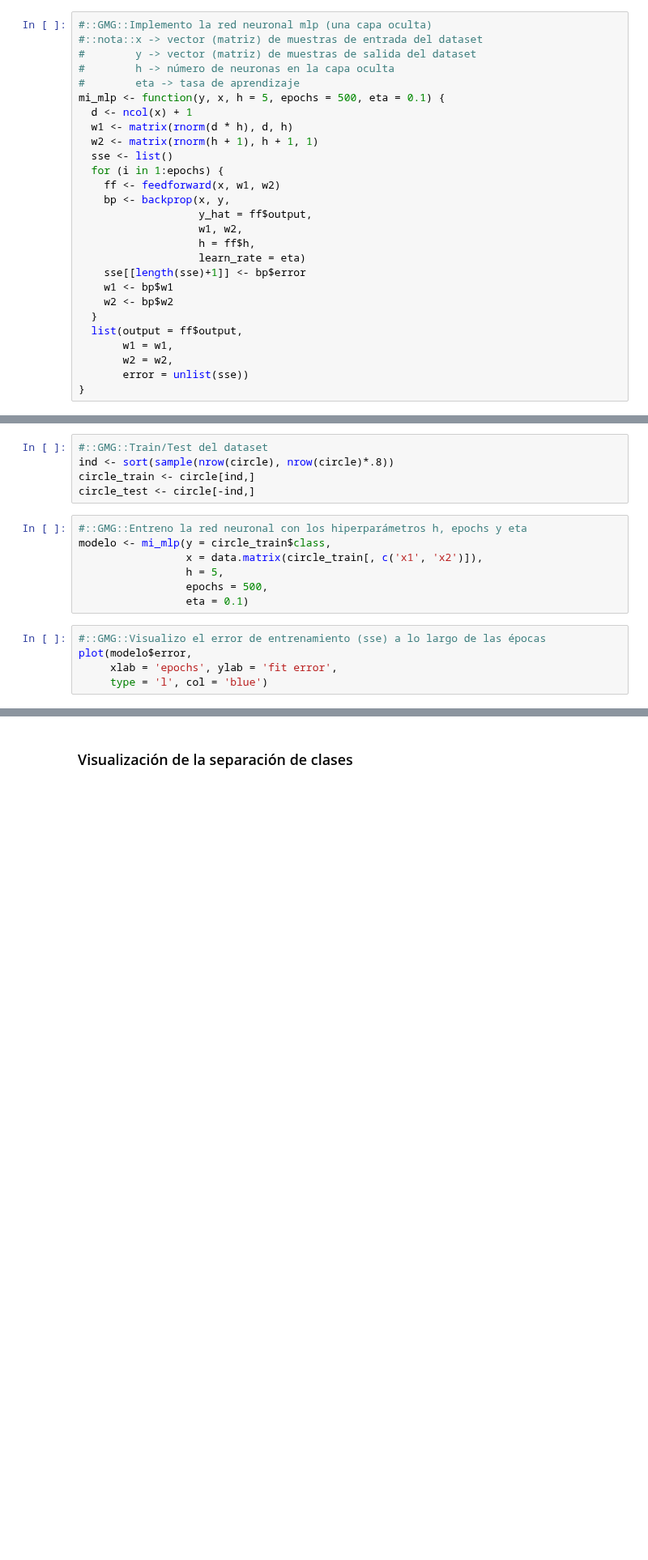
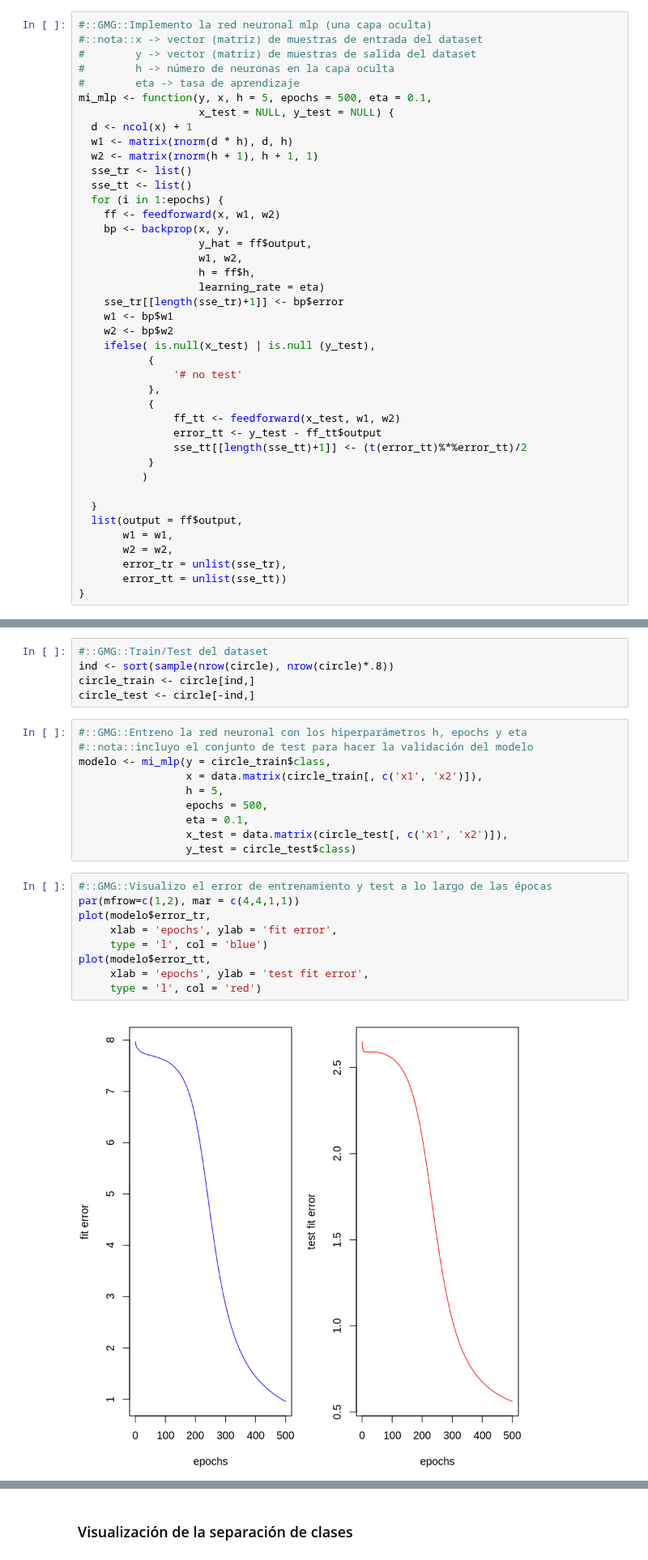
Before and after one commit to yerartdev/m1969-machine-learning-i, a Jupyter notebook: deliverable/tarea-01/m1969-tarea-01-mlp.ipynb, the cells around one changed output, grey strips where cells are left out. Shown at 81% size. Saved outputs shown, nothing was run; the diff lists cells and outputs as text; blank space fills up the shorter version.

Commit message:
NN Entregable Tarea 01: incluyo la validación en la función mi_mlp y dibujo los errores de entrenamiento y test del modelo

```diff
--- a/deliverable/tarea-01/m1969-tarea-01-mlp.ipynb
+++ b/deliverable/tarea-01/m1969-tarea-01-mlp.ipynb
@@ -109,25 +109,39 @@ backprop <- function(x, y, y_hat, w1, w2, h, learning_rate) {
 #        y -> vector (matriz) de muestras de salida del dataset
 #        h -> número de neuronas en la capa oculta
 #        eta -> tasa de aprendizaje
-mi_mlp <- function(y, x, h = 5, epochs = 500, eta = 0.1) {
+mi_mlp <- function(y, x, h = 5, epochs = 500, eta = 0.1,
+                   x_test = NULL, y_test = NULL) {
   d <- ncol(x) + 1
   w1 <- matrix(rnorm(d * h), d, h)
   w2 <- matrix(rnorm(h + 1), h + 1, 1)
-  sse <- list()
+  sse_tr <- list()
+  sse_tt <- list()
   for (i in 1:epochs) {
     ff <- feedforward(x, w1, w2)
     bp <- backprop(x, y,
                    y_hat = ff$output,
                    w1, w2,
                    h = ff$h,
-                   learn_rate = eta)
-    sse[[length(sse)+1]] <- bp$error
+                   learning_rate = eta)
+    sse_tr[[length(sse_tr)+1]] <- bp$error
     w1 <- bp$w1
     w2 <- bp$w2
+    ifelse( is.null(x_test) | is.null (y_test),
+           {
+               '# no test'
+           },
+           {
+               ff_tt <- feedforward(x_test, w1, w2)
+               error_tt <- y_test - ff_tt$output
+               sse_tt[[length(sse_tt)+1]] <- (t(error_tt)%*%error_tt)/2
+           }
+          )
+
   }
   list(output = ff$output,
        w1 = w1,
        w2 = w2,
-       error = unlist(sse))
+       error_tr = unlist(sse_tr),
+       error_tt = unlist(sse_tt))
 }
 # %% [markdown]
@@ -142,13 +156,22 @@ circle_train <- circle[ind,]
 circle_test <- circle[-ind,]
 # %%
 #::GMG::Entreno la red neuronal con los hiperparámetros h, epochs y eta
+#::nota::incluyo el conjunto de test para hacer la validación del modelo
 modelo <- mi_mlp(y = circle_train$class,
                  x = data.matrix(circle_train[, c('x1', 'x2')]),
                  h = 5,
                  epochs = 500,
-                 eta = 0.1)
+                 eta = 0.1,
+                 x_test = data.matrix(circle_test[, c('x1', 'x2')]),
+                 y_test = circle_test$class)
 # %%
-#::GMG::Visualizo el error de entrenamiento (sse) a lo largo de las épocas
-plot(modelo$error,
+#::GMG::Visualizo el error de entrenamiento y test a lo largo de las épocas
+par(mfrow=c(1,2), mar = c(4,4,1,1))
+plot(modelo$error_tr,
      xlab = 'epochs', ylab = 'fit error',
      type = 'l', col = 'blue')
+plot(modelo$error_tt,
+     xlab = 'epochs', ylab = 'test fit error',
+     type = 'l', col = 'red')
+# %% [output]
+[figure, added]
```
Also changed, not shown: parts of 2 cells of this notebook.
